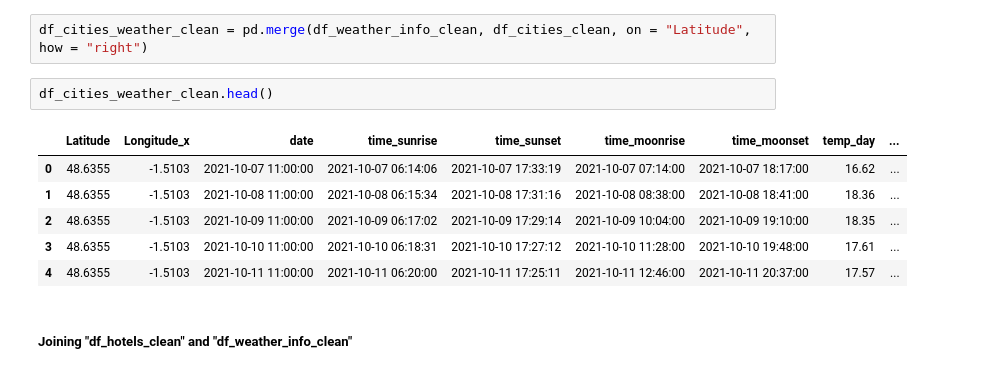
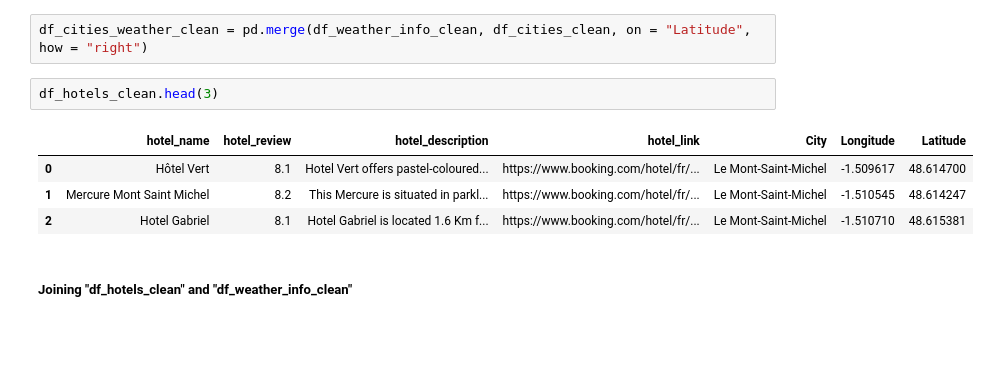
Before and after one commit to Data5ci3nc3/Kayak, a Jupyter notebook: Trip_with_Kayak_completed.ipynb, the cells around one changed output. Saved outputs shown, nothing was run; the diff lists cells and outputs as text; blank space fills up the shorter version.

```diff
--- a/Trip_with_Kayak_completed.ipynb
+++ b/Trip_with_Kayak_completed.ipynb
@@ -1257,15 +1257,13 @@ df_hotels_clean.shape
 ##### Joining "df_cities_clean" and "df_weather_info_clean" dataframes
 # %%
 df_cities_weather_clean = pd.merge(df_weather_info_clean, df_cities_clean, on = "Latitude", how = "right")
-# %%
-df_cities_weather_clean.head()
-# %% [output]
-|  | Latitude | Longitude_x | date | time_sunrise | time_sunset | time_moonrise | time_moonset | temp_day | ... |
-| 0 | 48.6355 | -1.5103 | 2021-10-07 11:00:00 | 2021-10-07 06:14:06 | 2021-10-07 17:33:19 | 2021-10-07 07:14:00 | 2021-10-07 18:17:00 | 16.62 | ... |
-| 1 | 48.6355 | -1.5103 | 2021-10-08 11:00:00 | 2021-10-08 06:15:34 | 2021-10-08 17:31:16 | 2021-10-08 08:38:00 | 2021-10-08 18:41:00 | 18.36 | ... |
-| 2 | 48.6355 | -1.5103 | 2021-10-09 11:00:00 | 2021-10-09 06:17:02 | 2021-10-09 17:29:14 | 2021-10-09 10:04:00 | 2021-10-09 19:10:00 | 18.35 | ... |
-| 3 | 48.6355 | -1.5103 | 2021-10-10 11:00:00 | 2021-10-10 06:18:31 | 2021-10-10 17:27:12 | 2021-10-10 11:28:00 | 2021-10-10 19:48:00 | 17.61 | ... |
-| 4 | 48.6355 | -1.5103 | 2021-10-11 11:00:00 | 2021-10-11 06:20:00 | 2021-10-11 17:25:11 | 2021-10-11 12:46:00 | 2021-10-11 20:37:00 | 17.57 | ... |
+# %%
+df_hotels_clean.head(3)
+# %% [output]
+|  | hotel_name | hotel_review | hotel_description | hotel_link | City | Longitude | Latitude |
+| 0 | Hôtel Vert | 8.1 | Hotel Vert offers pastel-coloured... | https://www.booking.com/hotel/fr/... | Le Mont-Saint-Michel | -1.509617 | 48.614700 |
+| 1 | Mercure Mont Saint Michel | 8.2 | This Mercure is situated in parkl... | https://www.booking.com/hotel/fr/... | Le Mont-Saint-Michel | -1.510545 | 48.614247 |
+| 2 | Hotel Gabriel | 8.1 | Hotel Gabriel is located 1.6 Km f... | https://www.booking.com/hotel/fr/... | Le Mont-Saint-Michel | -1.510710 | 48.615381 |
 # %% [markdown]
 ##### Joining "df_hotels_clean" and "df_weather_info_clean"
 # %%
```
Also changed, not shown: parts of 71 cells of this notebook.
